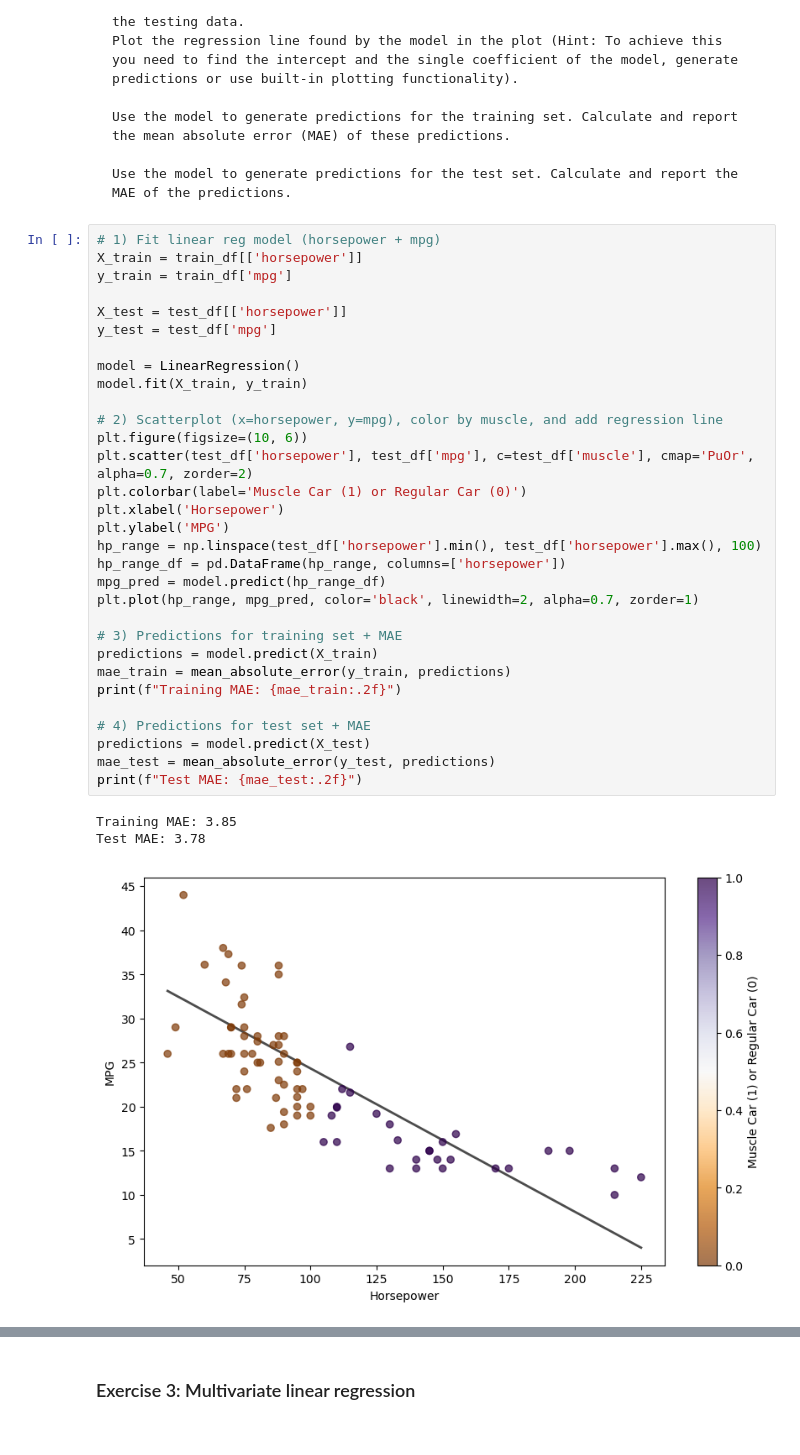
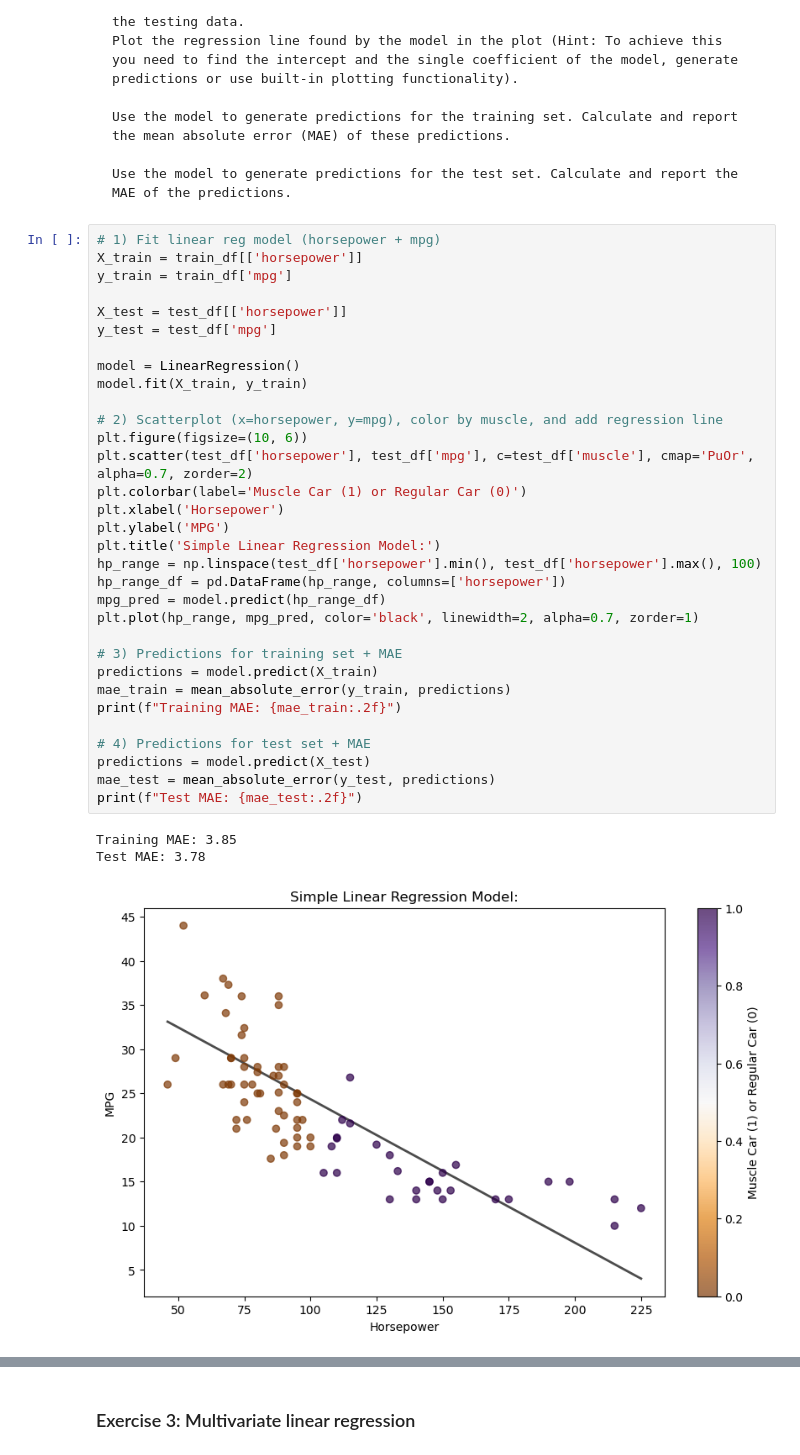
Before and after one commit to henrfo/PSY9511-Machine-learning-, a Jupyter notebook: assignment_2.ipynb, the cells around one changed output, grey strips where cells are left out. Cells and saved outputs as stored; diff of their text form.

```diff
--- a/assignment_2.ipynb
+++ b/assignment_2.ipynb
@@ -67,34 +67,35 @@ y_train = train_df['mpg']
 
 X_test = test_df[['horsepower']]
 y_test = test_df['mpg']
 
 model = LinearRegression()
 model.fit(X_train, y_train)
 
 # 2) Scatterplot (x=horsepower, y=mpg), color by muscle, and add regression line
 plt.figure(figsize=(10, 6))
 plt.scatter(test_df['horsepower'], test_df['mpg'], c=test_df['muscle'], cmap='PuOr', alpha=0.7, zorder=2)
 plt.colorbar(label='Muscle Car (1) or Regular Car (0)')
 plt.xlabel('Horsepower')
 plt.ylabel('MPG')
+plt.title('Simple Linear Regression Model:')
 hp_range = np.linspace(test_df['horsepower'].min(), test_df['horsepower'].max(), 100)
 hp_range_df = pd.DataFrame(hp_range, columns=['horsepower'])
 mpg_pred = model.predict(hp_range_df)
 plt.plot(hp_range, mpg_pred, color='black', linewidth=2, alpha=0.7, zorder=1)
 
 # 3) Predictions for training set + MAE
 predictions = model.predict(X_train)
 mae_train = mean_absolute_error(y_train, predictions)
 print(f"Training MAE: {mae_train:.2f}")
 
 # 4) Predictions for test set + MAE
 predictions = model.predict(X_test)
 mae_test = mean_absolute_error(y_test, predictions)
 print(f"Test MAE: {mae_test:.2f}")
 # %% [output]
 Training MAE: 3.85
 Test MAE: 3.78
-[figure, old version]
+[figure, new version]
 # %% [markdown]
 #### 5) Reflection
   - Is the training or testing MAE is lower? Does this match your expectation? What would be the general pattern we expect here (e.g. one is lower than the other, they are the same, ...), and why do we expect that?
```
Also changed, not shown: parts of 3 cells of this notebook.
